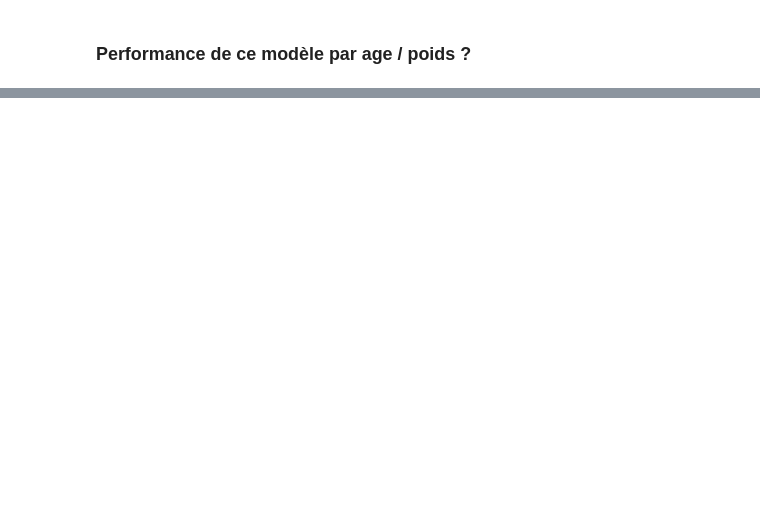
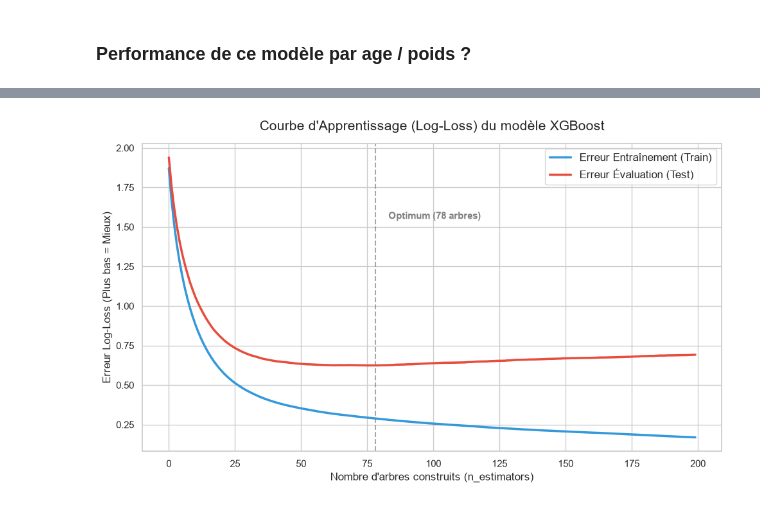
Before and after one commit to aporchet/dog-behavior-analysis, a Jupyter notebook: notebooks/1_baseline_temporal_windows.ipynb, the cells around one changed output, grey strips where cells are left out. Cells and saved outputs as stored; diff of their text form; code cells hidden in the pictures; blank space fills up the shorter version.

```diff
--- a/notebooks/1_baseline_temporal_windows.ipynb
+++ b/notebooks/1_baseline_temporal_windows.ipynb
@@ -626,0 +1011,87 @@ interactive(children=(Dropdown(description='Sélectionner :', options={'Chien 16
+# %%
+# ==========================================
+# CELLULE 8 : Courbes d'Apprentissage (Learning Curves) de XGBoost
+# ==========================================
+import matplotlib.pyplot as plt
+import seaborn as sns
+from sklearn.base import clone
+
+print("Génération des courbes d'apprentissage en cours...")
+
+# ==========================================
+# CHARGEMENT DIRECT DU MEILLEUR MODÈLE
+# ==========================================
+chemin_disque = r"C:\Users\Cours APT\Documents\dog-behavior-analysis\models_1_ws=100_ss=50\XGBoost_baseline.joblib"
+print(f"🔄 Chargement du modèle depuis le disque :\n   {chemin_disque}")
+
+modele_gagnant = joblib.load(chemin_disque)
+
+comptage_classes = df_train_ml['Behavior_encoded'].value_counts()
+classes_valides = comptage_classes[comptage_classes >= 500].index
+
+encodeur_gagnant = LabelEncoder()
+df_train_filtr = df_train_ml[df_train_ml['Behavior_encoded'].isin(classes_valides)]
+encodeur_gagnant.fit(df_train_filtr['Behavior_encoded'])
+print("✅ Modèle XGBoost et encodeur chargés avec succès !")
+
+# 1. Filtrage strict (on s'entraîne sur les données pures)
+classes_connues = encodeur_gagnant.classes_
+df_train_eval = df_train_ml[df_train_ml['Behavior_encoded'].isin(classes_connues)].copy()
+df_test_eval = df_test_ml[df_test_ml['Behavior_encoded'].isin(classes_connues)].copy()
+
+X_train_brut = df_train_eval[features_baseline]
+y_train = encodeur_gagnant.transform(df_train_eval['Behavior_encoded'])
+
+X_test_brut = df_test_eval[features_baseline]
+y_test = encodeur_gagnant.transform(df_test_eval['Behavior_encoded'])
+
+# 2. Extraction des étapes de la Pipeline gagnante
+# On récupère le bloc de préparation (StandardScaler + SelectFromModel)
+preprocesseur = modele_gagnant[:-1]
+# On récupère les hyperparamètres du XGBoost final
+modele_xgb_original = modele_gagnant.steps[-1][1]
+
+# 3. Application de la préparation des données
+X_train_trans = preprocesseur.transform(X_train_brut)
+X_test_trans = preprocesseur.transform(X_test_brut)
+
+# 4. Clonage du modèle XGBoost pour le réentraîner de zéro
+xgb_clone = clone(modele_xgb_original)
+
+# On force l'évaluation de la métrique Log-Loss (Erreur logistique)
+xgb_clone.set_params(eval_metric='mlogloss')
+
+# Ré-entraînement en observant l'erreur sur le Train et le Test à CHAQUE arbre
+xgb_clone.fit(
+    X_train_trans, y_train,
+    eval_set=[(X_train_trans, y_train), (X_test_trans, y_test)],
+    verbose=False
+)
+
+# 5. Récupération de l'historique des métriques
+resultats = xgb_clone.evals_result_
+epochs = len(resultats['validation_0']['mlogloss'])
+x_axis = range(0, epochs)
+
+# 6. Tracé de la courbe
+plt.figure(figsize=(10, 6))
+sns.set_theme(style="whitegrid")
+
+# validation_0 correspond au jeu d'entraînement, validation_1 au jeu de test
+plt.plot(x_axis, resultats['validation_0']['mlogloss'], label='Erreur Entraînement (Train)', color='#3498db', linewidth=2.5)
+plt.plot(x_axis, resultats['validation_1']['mlogloss'], label='Erreur Évaluation (Test)', color='#e74c3c', linewidth=2.5)
+
+plt.title("Courbe d'Apprentissage (Log-Loss) du modèle XGBoost", fontsize=15, pad=15)
+plt.xlabel("Nombre d'arbres construits (n_estimators)", fontsize=12)
+plt.ylabel("Erreur Log-Loss (Plus bas = Mieux)", fontsize=12)
+plt.legend(fontsize=12)
+
+# Ajout d'une ligne verticale pour repérer le point optimal du test
+min_test_loss_idx = resultats['validation_1']['mlogloss'].index(min(resultats['validation_1']['mlogloss']))
+plt.axvline(x=min_test_loss_idx, color='gray', linestyle='--', alpha=0.7)
+plt.text(min_test_loss_idx + 5, max(resultats['validation_1']['mlogloss'])*0.8,
+         f'Optimum ({min_test_loss_idx} arbres)', color='gray', fontsize=11, fontweight='bold')
+
+plt.tight_layout()
+plt.show()
+# %% [output]
@@ -626,0 +1102 @@ interactive(children=(Dropdown(description='Sélectionner :', options={'Chien 16
+[figure, added]
```
Also changed, not shown: parts of 11 cells of this notebook, 1 other file.
